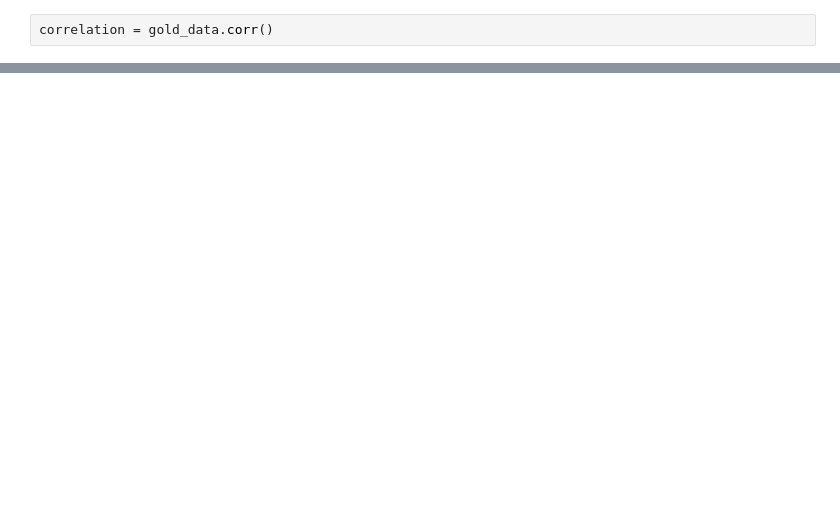
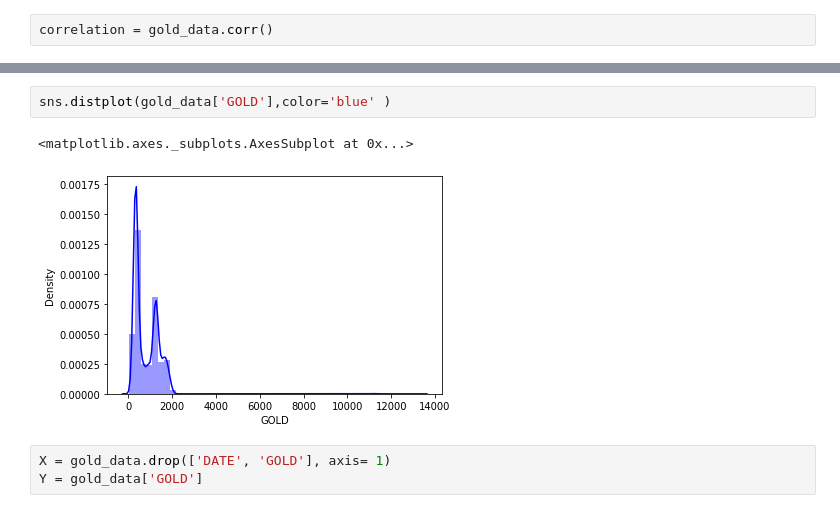
Before and after one commit to lionelrug/Agile-Digital-Project, a Jupyter notebook: GoldPriceP.ipynb, the cells around one changed output, grey strips where cells are left out. Saved outputs shown, nothing was run; the diff lists cells and outputs as text; blank space fills up the shorter version.

```diff
--- a/GoldPriceP.ipynb
+++ b/GoldPriceP.ipynb
@@ -160,0 +121,8 @@ ValueError: ignored
+# %%
+sns.distplot(gold_data['GOLD'],color='blue' )
+# %% [output]
+<matplotlib.axes._subplots.AxesSubplot at 0x...>
+[figure, added]
+# %%
+X = gold_data.drop(['DATE', 'GOLD'], axis= 1)
+Y = gold_data['GOLD']
```
Also changed, not shown: parts of 23 cells of this notebook.
